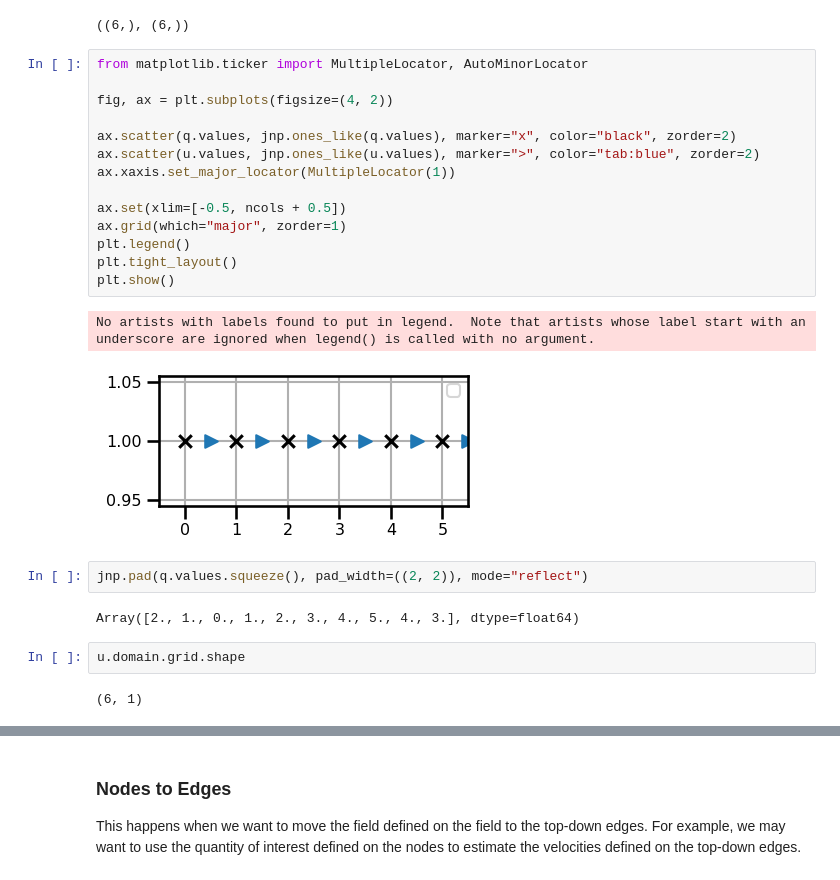
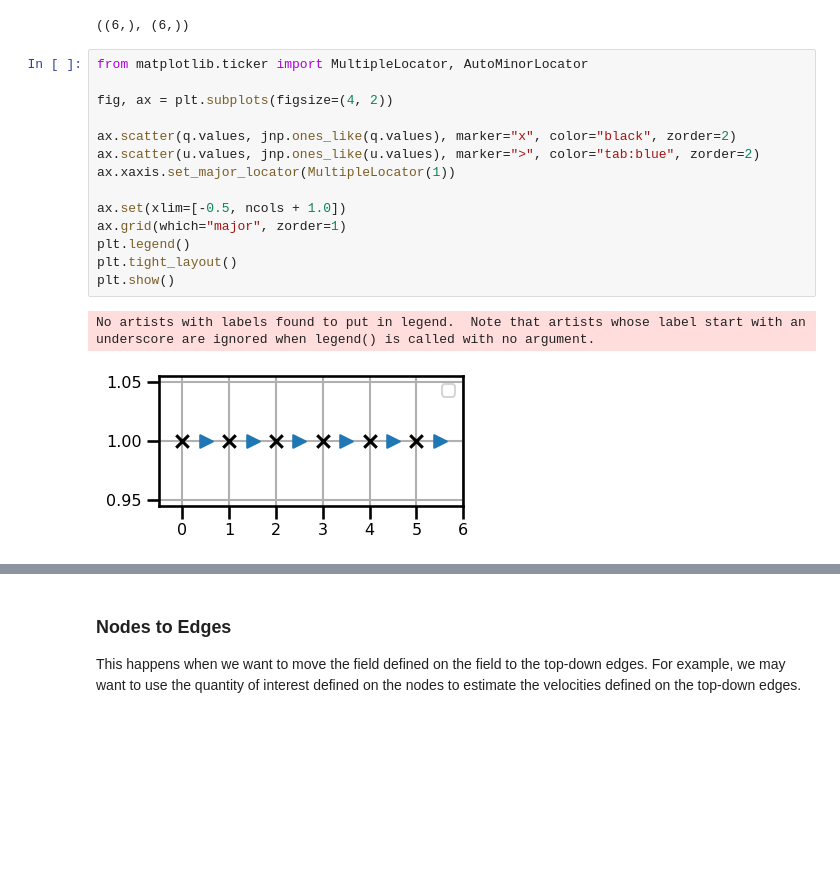
Before and after one commit to jejjohnson/jaxsw, a Jupyter notebook: content/components/grid_operations.ipynb, the cells around one changed output, grey strips where cells are left out. Saved outputs shown, nothing was run; the diff lists cells and outputs as text; blank space fills up the shorter version.

```diff
--- a/content/components/grid_operations.ipynb
+++ b/content/components/grid_operations.ipynb
@@ -88,25 +122,17 @@ q.values.shape, u.values.shape
 # %%
 from matplotlib.ticker import MultipleLocator, AutoMinorLocator
 
 fig, ax = plt.subplots(figsize=(4, 2))
 
 ax.scatter(q.values, jnp.ones_like(q.values), marker="x", color="black", zorder=2)
 ax.scatter(u.values, jnp.ones_like(u.values), marker=">", color="tab:blue", zorder=2)
 ax.xaxis.set_major_locator(MultipleLocator(1))
 
-ax.set(xlim=[-0.5, ncols + 0.5])
+ax.set(xlim=[-0.5, ncols + 1.0])
 ax.grid(which="major", zorder=1)
 plt.legend()
 plt.tight_layout()
 plt.show()
 # %% [output]
 No artists with labels found to put in legend.  Note that artists whose label start with an underscore are ignored when legend() is called with no argument.
-[figure, old version]
+[figure, new version]
-# %%
-jnp.pad(q.values.squeeze(), pad_width=((2, 2)), mode="reflect")
-# %% [output]
-Array([2., 1., 0., 1., 2., 3., 4., 5., 4., 3.], dtype=float64)
-# %%
-u.domain.grid.shape
-# %% [output]
-(6, 1)
```
Also changed, not shown: parts of 22 cells of this notebook, 22 other files.
